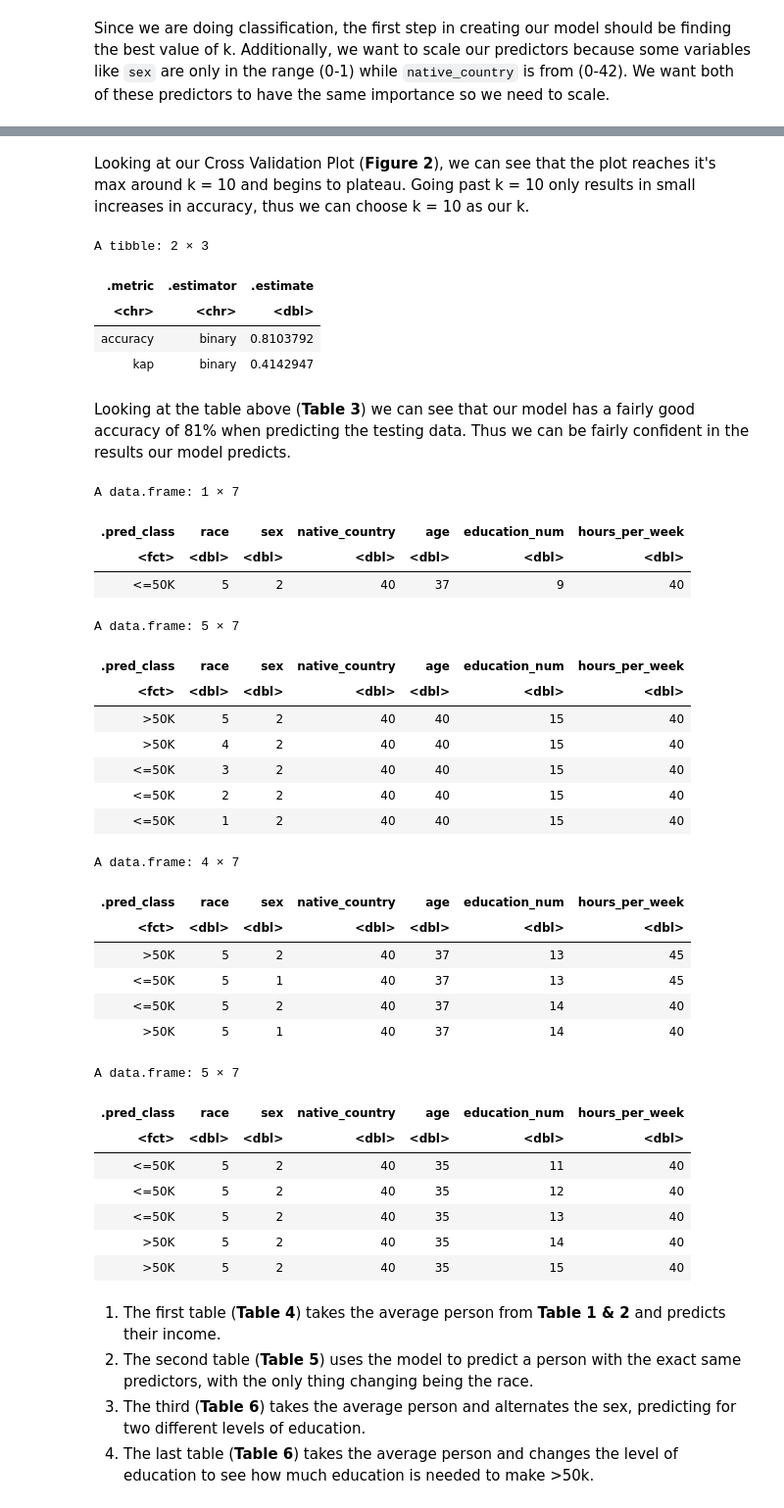
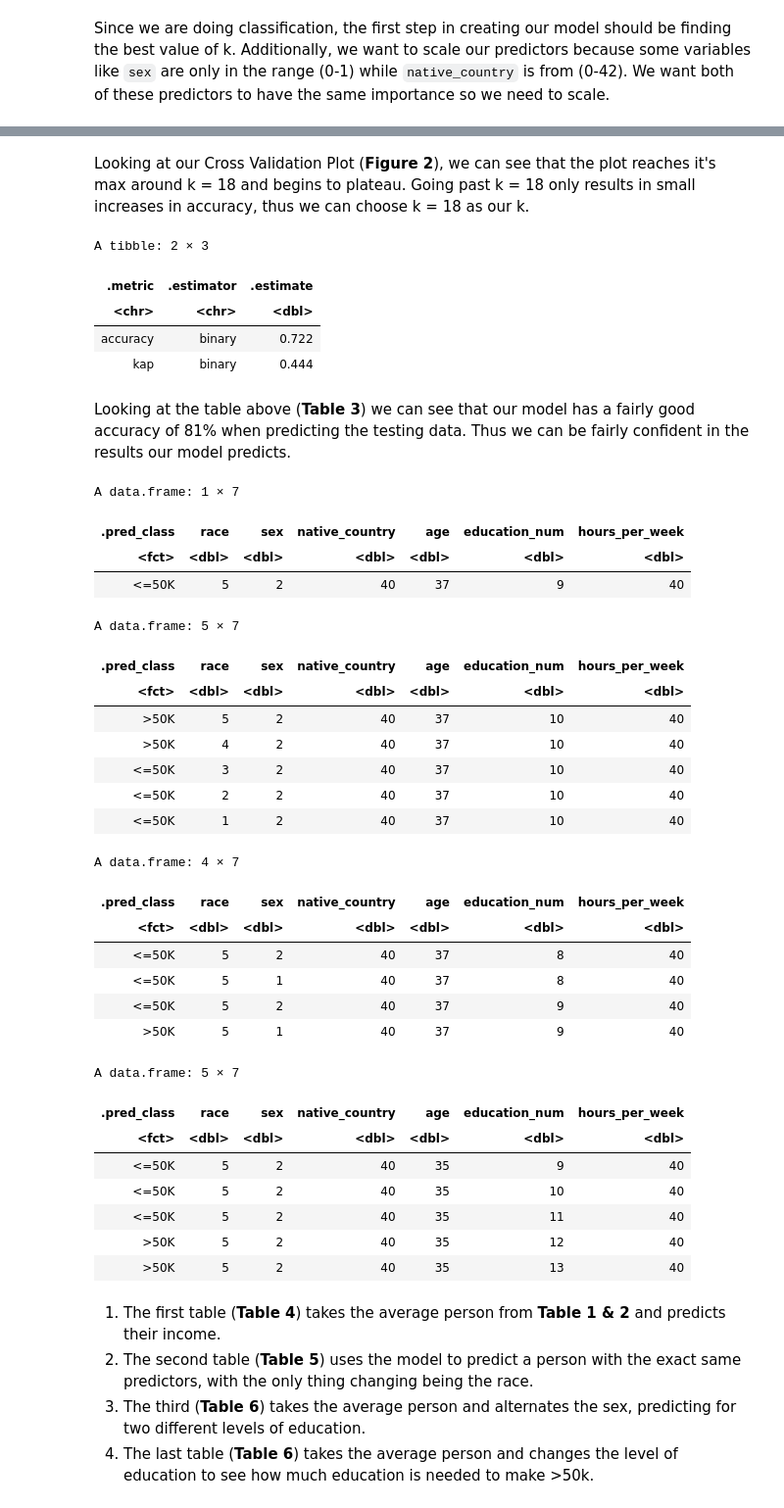
Before and after one commit to Jasonzh1/DSCI-100-Project, a Jupyter notebook: DSCI100_Final_Report.ipynb, the cells around one changed output, grey strips where cells are left out. Shown at 98% size. Saved outputs shown, nothing was run; the diff lists cells and outputs as text; code cells hidden in the pictures.

```diff
--- a/DSCI100_Final_Report.ipynb
+++ b/DSCI100_Final_Report.ipynb
@@ -82,8 +100,12 @@ education_convert <- adult |>
 
 
 # Reduce the amount of data, since there is currently way too much data to compute
+# Additionally, we want the same amount of data for each target result. Thus we get
+# 1000 rows with >50k and 1000 rows with <=50k
 adult_final <- adult_final |>
-    sample_n(2000)
+    group_by(income) |>
+    sample_n(1000) |>
+    ungroup()
 
 # Getting the training data
 # Randomly take 75% of the data in the training set.
@@ -186,8 +208,8 @@ cross_val_plot
 # %% [markdown]
-Looking at our Cross Validation Plot (**Figure 2**), we can see that the plot reaches it's max around k = 10 and begins to plateau. Going past k = 10 only results in small increases in accuracy, thus we can choose k = 10 as our k.
+Looking at our Cross Validation Plot (**Figure 2**), we can see that the plot reaches it's max around k = 18 and begins to plateau. Going past k = 18 only results in small increases in accuracy, thus we can choose k = 18 as our k.
 # %%
 # Creating tuned model and fit with 10 neighbors
-tuned_income_spec <- nearest_neighbor(weight_func = "rectangular", neighbors = 10) |>
+tuned_income_spec <- nearest_neighbor(weight_func = "rectangular", neighbors = 18) |>
     set_engine("kknn") |>
     set_mode("classification")
 
@@ -207,8 +229,8 @@ income_metrics
 A tibble: 2 × 3
 | .metric | .estimator | .estimate |
 | <chr> | <chr> | <dbl> |
-| accuracy | binary | 0.8103792 |
-| kap | binary | 0.4142947 |
+| accuracy | binary | 0.722 |
+| kap | binary | 0.444 |
 # %% [markdown]
 Looking at the table above (**Table 3**) we can see that our model has a fairly good accuracy of 81% when predicting the testing data. Thus we can be fairly confident in the results our model predicts.
 # %%
@@ -227,8 +249,8 @@ average_prediction
 race_analysis <- tibble(race = c(5, 4, 3, 2, 1),
                    sex = c(2, 2, 2, 2, 2),
                    native_country = c(40, 40, 40, 40, 40),
-                   age = c(40, 40, 40, 40, 40),
-                   education_num = c(15, 15, 15, 15, 15),
+                   age = c(37, 37, 37, 37, 37),
+                   education_num = c(10, 10, 10, 10, 10),
                    hours_per_week = c(40, 40, 40, 40, 40))
 race_prediction <- tuned_income_workflow |>
     predict(race_analysis) |>
@@ -239,51 +261,51 @@ sex_analysis <- tibble(race = c(5, 5, 5, 5),
                    sex = c(2, 1, 2, 1),
                    native_country = c(40, 40, 40, 40),
                    age = c(37, 37, 37, 37),
-                   education_num = c(13, 13, 14, 14),
-                   hours_per_week = c(45, 45, 40, 40))
+                   education_num = c(8, 8, 9, 9),
+                   hours_per_week = c(40, 40, 40, 40))
 sex_prediction <- tuned_income_workflow |>
     predict(sex_analysis) |>
     cbind(sex_analysis)
 sex_prediction
 
 education_analysis <- tibble(race = c(5, 5, 5, 5, 5),
                    sex = c(2, 2, 2, 2, 2),
                    native_country = c(40, 40, 40, 40, 40),
                    age = c(35, 35, 35, 35, 35),
-                   education_num = c(11, 12, 13, 14, 15),
+                   education_num = c(9, 10, 11, 12, 13),
                    hours_per_week = c(40, 40, 40, 40, 40))
 education_prediction <- tuned_income_workflow |>
     predict(education_analysis) |>
     cbind(education_analysis)
 education_prediction
 # %% [output]
 A data.frame: 1 × 7
 | .pred_class | race | sex | native_country | age | education_num | hours_per_week |
 | <fct> | <dbl> | <dbl> | <dbl> | <dbl> | <dbl> | <dbl> |
 | <=50K | 5 | 2 | 40 | 37 | 9 | 40 |
 A data.frame: 5 × 7
 | .pred_class | race | sex | native_country | age | education_num | hours_per_week |
 | <fct> | <dbl> | <dbl> | <dbl> | <dbl> | <dbl> | <dbl> |
-| >50K | 5 | 2 | 40 | 40 | 15 | 40 |
-| >50K | 4 | 2 | 40 | 40 | 15 | 40 |
-| <=50K | 3 | 2 | 40 | 40 | 15 | 40 |
-| <=50K | 2 | 2 | 40 | 40 | 15 | 40 |
-| <=50K | 1 | 2 | 40 | 40 | 15 | 40 |
+| >50K | 5 | 2 | 40 | 37 | 10 | 40 |
+| >50K | 4 | 2 | 40 | 37 | 10 | 40 |
+| <=50K | 3 | 2 | 40 | 37 | 10 | 40 |
+| <=50K | 2 | 2 | 40 | 37 | 10 | 40 |
+| <=50K | 1 | 2 | 40 | 37 | 10 | 40 |
 A data.frame: 4 × 7
 | .pred_class | race | sex | native_country | age | education_num | hours_per_week |
 | <fct> | <dbl> | <dbl> | <dbl> | <dbl> | <dbl> | <dbl> |
-| >50K | 5 | 2 | 40 | 37 | 13 | 45 |
-| <=50K | 5 | 1 | 40 | 37 | 13 | 45 |
-| <=50K | 5 | 2 | 40 | 37 | 14 | 40 |
-| >50K | 5 | 1 | 40 | 37 | 14 | 40 |
+| <=50K | 5 | 2 | 40 | 37 | 8 | 40 |
+| <=50K | 5 | 1 | 40 | 37 | 8 | 40 |
+| <=50K | 5 | 2 | 40 | 37 | 9 | 40 |
+| >50K | 5 | 1 | 40 | 37 | 9 | 40 |
 A data.frame: 5 × 7
 | .pred_class | race | sex | native_country | age | education_num | hours_per_week |
 | <fct> | <dbl> | <dbl> | <dbl> | <dbl> | <dbl> | <dbl> |
+| <=50K | 5 | 2 | 40 | 35 | 9 | 40 |
+| <=50K | 5 | 2 | 40 | 35 | 10 | 40 |
 | <=50K | 5 | 2 | 40 | 35 | 11 | 40 |
-| <=50K | 5 | 2 | 40 | 35 | 12 | 40 |
-| <=50K | 5 | 2 | 40 | 35 | 13 | 40 |
-| >50K | 5 | 2 | 40 | 35 | 14 | 40 |
-| >50K | 5 | 2 | 40 | 35 | 15 | 40 |
+| >50K | 5 | 2 | 40 | 35 | 12 | 40 |
+| >50K | 5 | 2 | 40 | 35 | 13 | 40 |
 # %% [markdown]
 1. The first table (**Table 4**) takes the average person from **Table 1 & 2** and predicts their income.
 2. The second table (**Table 5**) uses the model to predict a person with the exact same predictors, with the only thing changing being the race.
```
Also changed, not shown: parts of 4 cells of this notebook.
